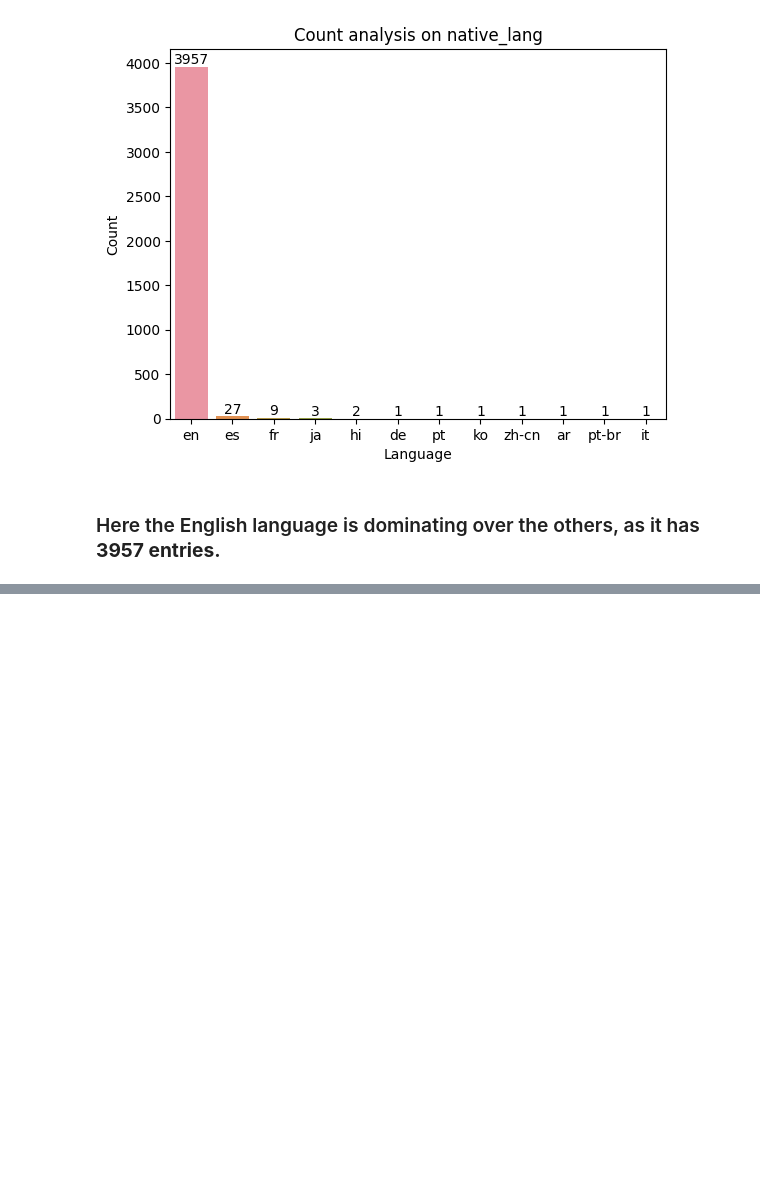
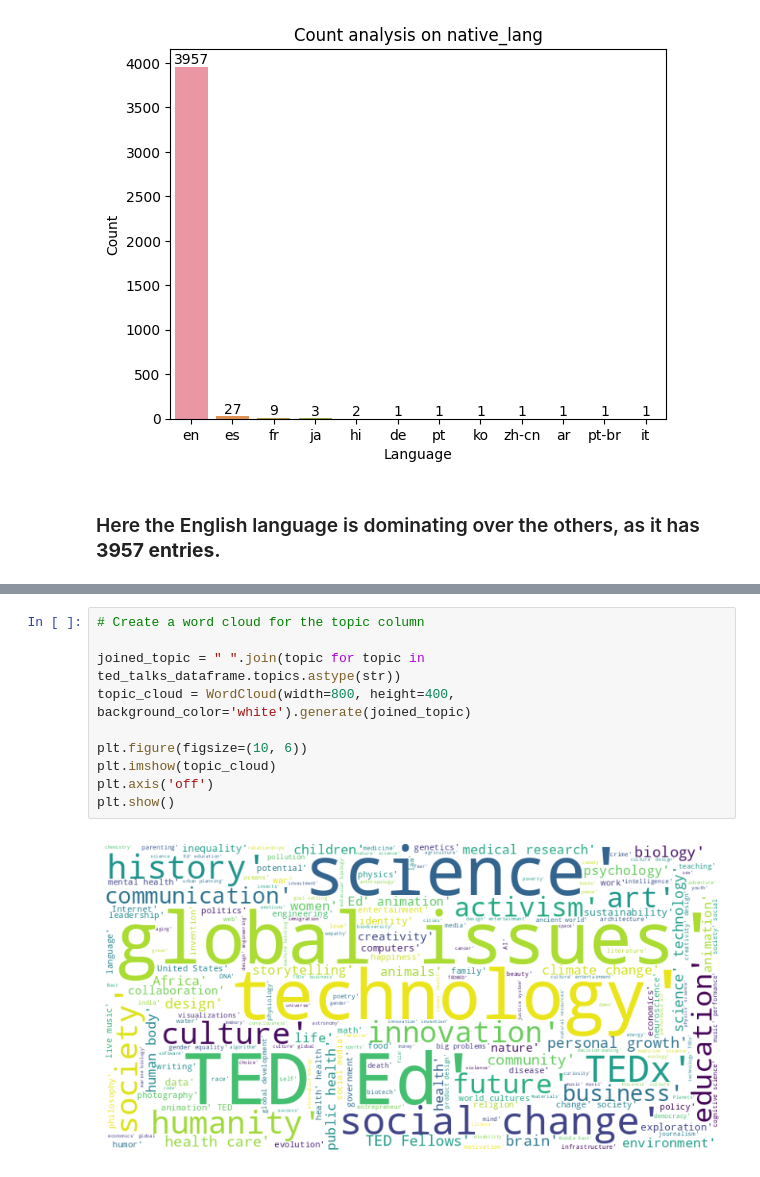
Before and after one commit to Mohamed-Harish-M-123/Capstone-Project-II, a Jupyter notebook: TED_Talks_views_prediction.ipynb, the cells around one changed output, grey strips where cells are left out. Drawn from its saved outputs; the diff is of its cells as text; blank space fills up the shorter version.

```diff
--- a/TED_Talks_views_prediction.ipynb
+++ b/TED_Talks_views_prediction.ipynb
@@ -406,0 +420,12 @@ plt.show()
+# %%
+# Create a word cloud for the topic column
+
+joined_topic = " ".join(topic for topic in ted_talks_dataframe.topics.astype(str))
+topic_cloud = WordCloud(width=800, height=400, background_color='white').generate(joined_topic)
+
+plt.figure(figsize=(10, 6))
+plt.imshow(topic_cloud)
+plt.axis('off')
+plt.show()
+# %% [output]
+[figure, added]
```
Also changed, not shown: parts of 2 cells of this notebook.
